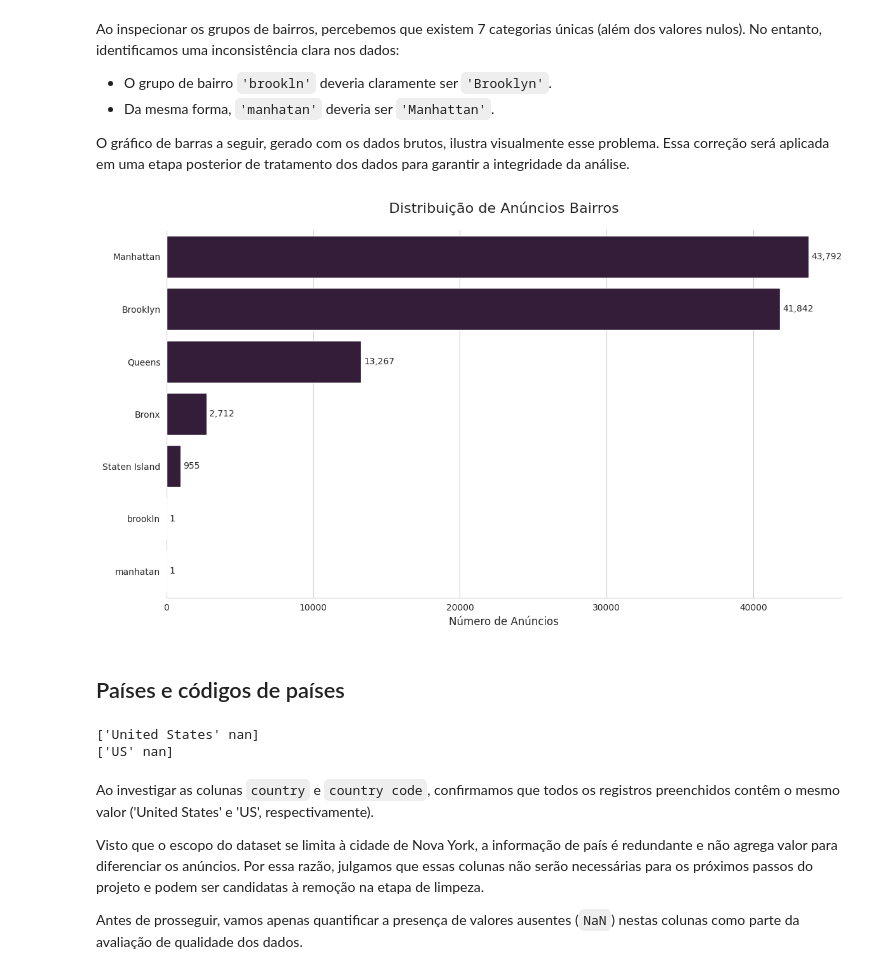
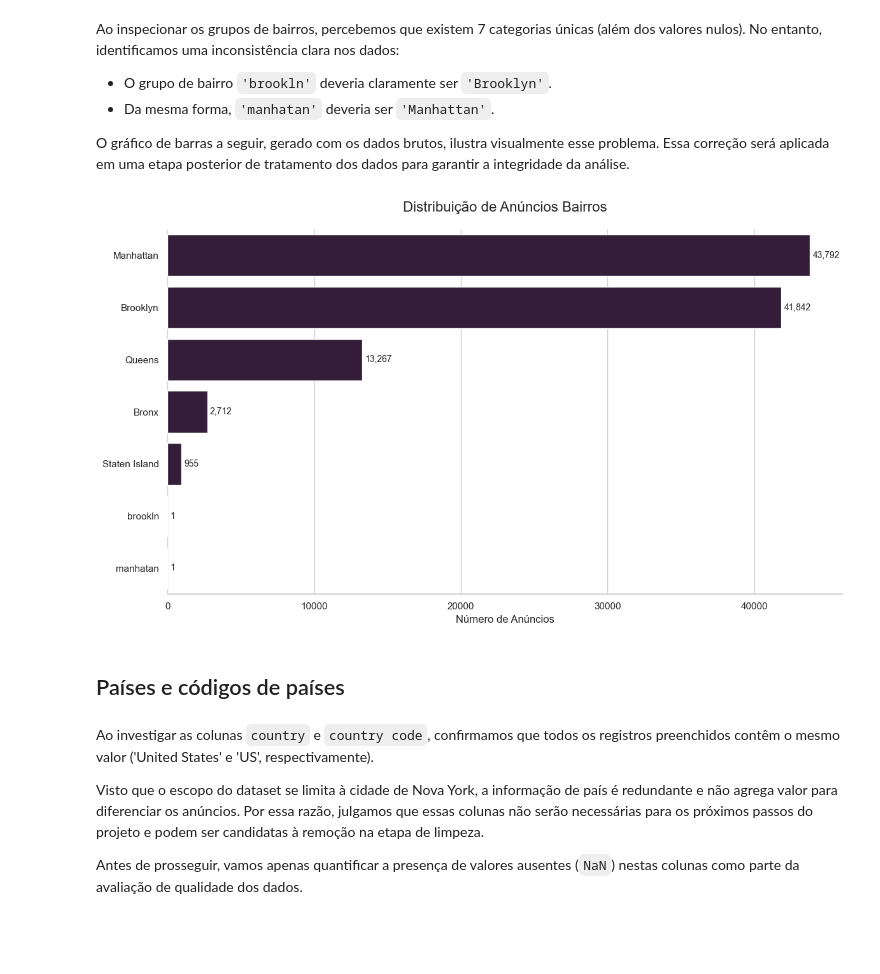
Before and after one commit to lucasqueiroz23/airbnb-data-analysis, a Jupyter notebook: raw/analytics.ipynb, the cells around one changed output. Saved outputs shown, nothing was run; the diff lists cells and outputs as text; code cells hidden in the pictures; blank space fills up the shorter version.

```diff
--- a/raw/analytics.ipynb
+++ b/raw/analytics.ipynb
@@ -191,19 +191,9 @@ dtype: int64
 # %% [markdown]
 Vamos desenhar um gráfico para uma análise visual:
 # %%
-import pandas as pd
-import seaborn as sns
-import matplotlib.pyplot as plt
-
-# Supondo que 'df' já foi carregado
-file_path = './airbnb-dataset.csv'
-df = pd.read_csv(file_path, low_memory=False)
-
-# 1. Calcular a porcentagem de nulos
 null_percentage = (df.isnull().sum() / len(df)) * 100
 null_percentage = null_percentage[null_percentage > 0].sort_values(ascending=False)
 
-# 2. Definir as cores com base em um threshold (aqui está a análise extra)
 colors = []
 red = '#d9534f'
 orange = '#f0ad4e'
@@ -216,28 +206,23 @@ for val in null_percentage.values:
     else:
         colors.append(blue)
 
-# 3. Configurar o estilo e o tamanho do gráfico
 sns.set_theme(style="whitegrid")
 plt.figure(figsize=(12, 10))
 
-# 4. Criar o gráfico, passando a lista de cores para a paleta
 ax = sns.barplot(x=null_percentage.values, y=null_percentage.index, palette=colors, hue=null_percentage.index, legend=False)
 
-# 5. Adicionar um título e um subtítulo explicativo
 plt.suptitle("Porcentagem de Valores Ausentes por Coluna", fontsize=18, y=0.96)
 ax.set_title("Vermelho: >50%  | Laranja: 10-50%  | Azul: <10% ", fontsize=10)
 ax.set_xlabel("Porcentagem (%)", fontsize=12)
 ax.set_ylabel("")
 ax.set_xlim(0, 100)
 
-# 6. Adicionar as anotações numéricasS
 for p in ax.patches:
     width = p.get_width()
     ax.text(width + 1, p.get_y() + p.get_height() / 2, f'{width:.2f}%', va='center')
 
-# 7. (Opcional) Adicionar uma linha vertical para destacar um limite
 ax.axvline(50, color='darkred', linestyle='--', alpha=0.7)
 
-plt.tight_layout(rect=[0, 0, 1, 0.95]) # Ajusta o layout para o suptitle
+plt.tight_layout(rect=[0, 0, 1, 0.95])
 plt.show()
 # %% [output]
@@ -271,54 +256,33 @@ Ao inspecionar os grupos de bairros, percebemos que existem 7 categorias únicas
 
 O gráfico de barras a seguir, gerado com os dados brutos, ilustra visualmente esse problema. Essa correção será aplicada em uma etapa posterior de tratamento dos dados para garantir a integridade da análise.
 # %%
-import pandas as pd
-import matplotlib.pyplot as plt
-import seaborn as sns
+sns.set_style("whitegrid")
 
-# Certifique-se de que o caminho para o arquivo CSV está correto
-file_path = './airbnb-dataset.csv'
-df = pd.read_csv(file_path, encoding='utf8', low_memory=False)
+sns.set_palette("rocket")
 
-# --- Geração do Gráfico com Dados Brutos ---
-
-# Definimos o estilo e a paleta de cores
-sns.set_style("whitegrid")
-sns.set_palette("rocket") # Usando outra paleta para diferenciar
-
-# Criamos a figura e os eixos do gráfico
 plt.figure(figsize=(12, 7))
 
-# Criamos a ordem das barras com base nos dados originais
-# Note que 'brookln' e 'manhatan' aparecerão como categorias separadas
 order = df['neighbourhood group'].value_counts().index
 
-# Criamos o gráfico de contagem (countplot) com os dados brutos
 ax = sns.countplot(
     y=df['neighbourhood group'],
     order=order
 )
 
-# --- Anotações e Melhorias no Gráfico ---
-
-# Adicionamos os valores exatos no final de cada barra
 for container in ax.containers:
     ax.bar_label(container, fmt='{:,.0f}', padding=3, fontsize=10)
 
-# Configuramos títulos e rótulos, indicando que são dados brutos
 ax.set_title('Distribuição de Anúncios Bairros', fontsize=16, pad=20)
 ax.set_xlabel('Número de Anúncios', fontsize=12)
 ax.set_ylabel('')
 
-# Removemos as bordas de cima e da direita para um visual mais limpo
 sns.despine(left=True)
 
-# Ajusta o layout para evitar que os elementos se sobreponham
 plt.tight_layout()
 
-# Exibir o gráfico
 plt.show()
 # %% [output]
-[figure, old version]
+[figure, new version]
 # %% [markdown]
 ## Países e códigos de países
 # %%
@@ -327,9 +291,6 @@ country_codes = df['country code'].unique()
 
 print(countries)
 print(country_codes)
-# %% [output]
-['United States' nan]
-['US' nan]
 # %% [markdown]
 Ao investigar as colunas `country` e `country code`, confirmamos que todos os registros preenchidos contêm o mesmo valor ('United States' e 'US', respectivamente).
 
```
Also changed, not shown: parts of 18 cells of this notebook.
